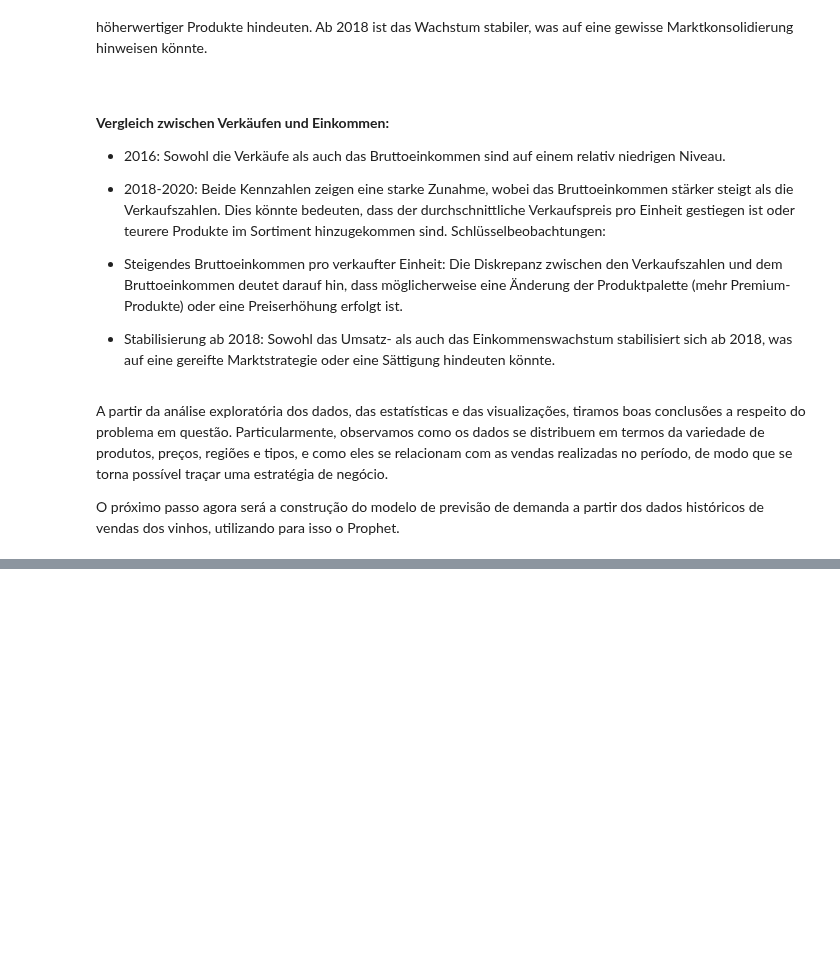
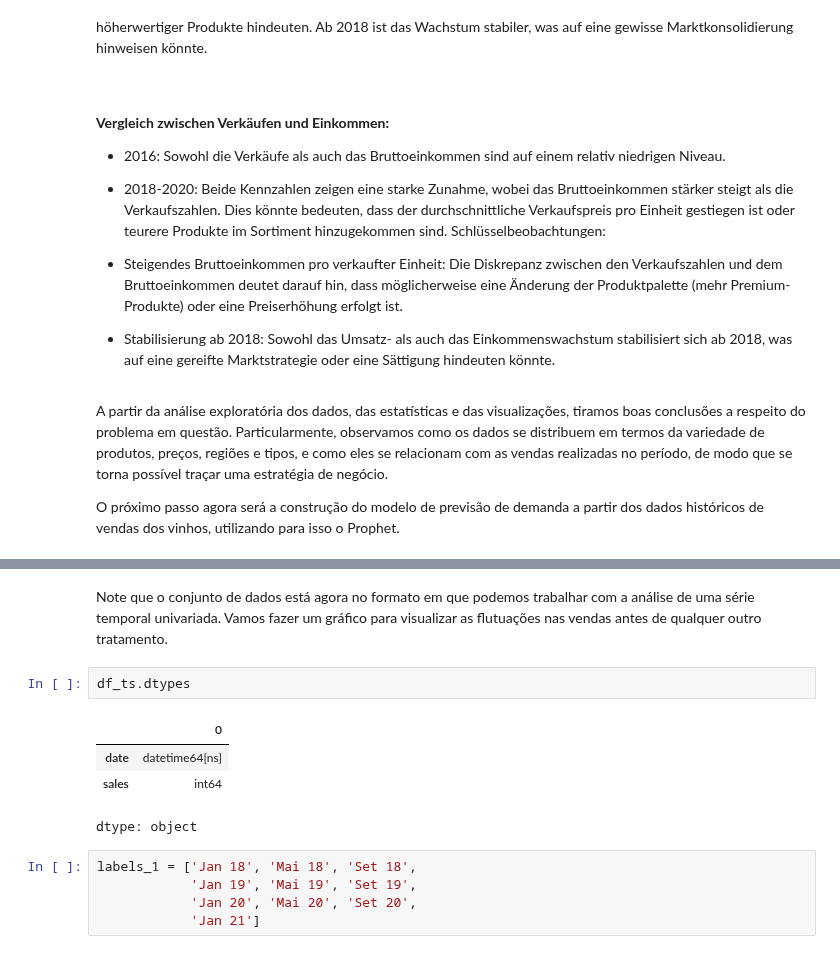
Before and after one commit to awildt01/Zeitreihenanalyse-zur-Nachfrageprognose., a Jupyter notebook: Zeitreihenanalyse_zur_Nachfrageprognose.ipynb, the cells around one changed output, grey strips where cells are left out. Saved outputs shown, nothing was run; the diff lists cells and outputs as text; blank space fills up the shorter version.

```diff
--- a/Zeitreihenanalyse_zur_Nachfrageprognose.ipynb
+++ b/Zeitreihenanalyse_zur_Nachfrageprognose.ipynb
@@ -2294,0 +2381,14 @@ O próximo passo agora será a construção do modelo de previsão de demanda a
+# %% [markdown]
+Note que o conjunto de dados está agora no formato em que podemos trabalhar com a análise de uma série temporal univariada. Vamos fazer um gráfico para visualizar as flutuações nas vendas antes de qualquer outro tratamento.
+# %%
+df_ts.dtypes
+# %% [output]
+|  | 0 |
+| date | datetime64[ns] |
+| sales | int64 |
+dtype: object
+# %%
+labels_1 = ['Jan 18', 'Mai 18', 'Set 18',
+            'Jan 19', 'Mai 19', 'Set 19',
+            'Jan 20', 'Mai 20', 'Set 20',
+            'Jan 21']
```
Also changed, not shown: parts of 12 cells of this notebook.
